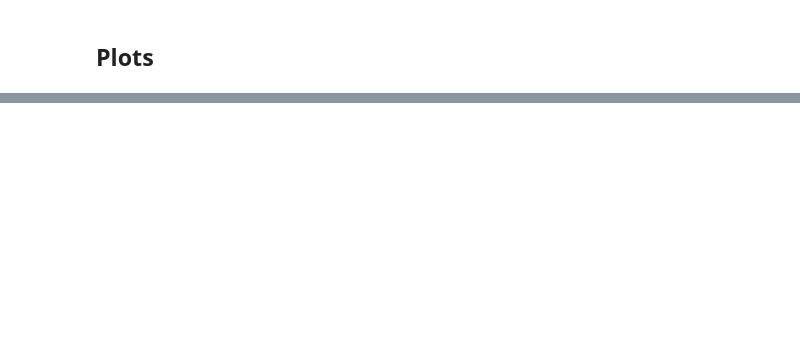
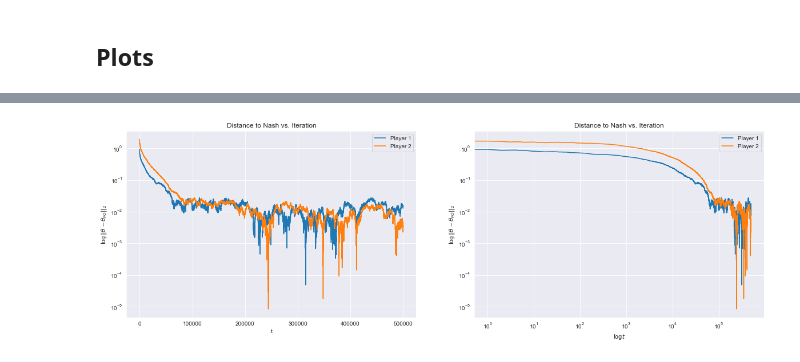
Before and after one commit to evanjfaulkner/DD-Games, a Jupyter notebook: Notebooks/dd_regression_dfo_test.ipynb, the cells around one changed output, grey strips where cells are left out. Saved outputs shown, nothing was run; the diff lists cells and outputs as text; code cells hidden in the pictures; blank space fills up the shorter version.

```diff
--- a/Notebooks/dd_regression_dfo_test.ipynb
+++ b/Notebooks/dd_regression_dfo_test.ipynb
@@ -204,0 +174,19 @@ u_ = np.array(player_one.u_history)
+# %%
+plt.figure(figsize=(20,6))
+plt.subplot(1,2,1)
+plt.semilogy([t for t in range(len(player_one.theta_history))],np.linalg.norm(PO_1-np.array(player_one.theta_history),axis=1),label='Player 1')
+plt.semilogy([t for t in range(len(player_two.theta_history))],np.linalg.norm(PO_2-np.array(player_two.theta_history),axis=1),label='Player 2')
+plt.title("Distance to Nash vs. Iteration")
+plt.ylabel(r"$\log||\theta - \theta_{PO}||_2$")
+plt.xlabel(r"t")
+plt.legend()
+plt.subplot(1,2,2)
+plt.loglog([t for t in range(len(player_one.theta_history))],np.linalg.norm(PO_1-np.array(player_one.theta_history),axis=1),label='Player 1')
+plt.loglog([t for t in range(len(player_two.theta_history))],np.linalg.norm(PO_2-np.array(player_two.theta_history),axis=1),label='Player 2')
+plt.title("Distance to Nash vs. Iteration")
+plt.ylabel(r"$\log||\theta - \theta_{PO}||_2$")
+plt.xlabel(r"$\log t$")
+plt.legend()
+plt.show()
+# %% [output]
+[figure, added]
```
Also changed, not shown: parts of 12 cells of this notebook, 2 other files.
